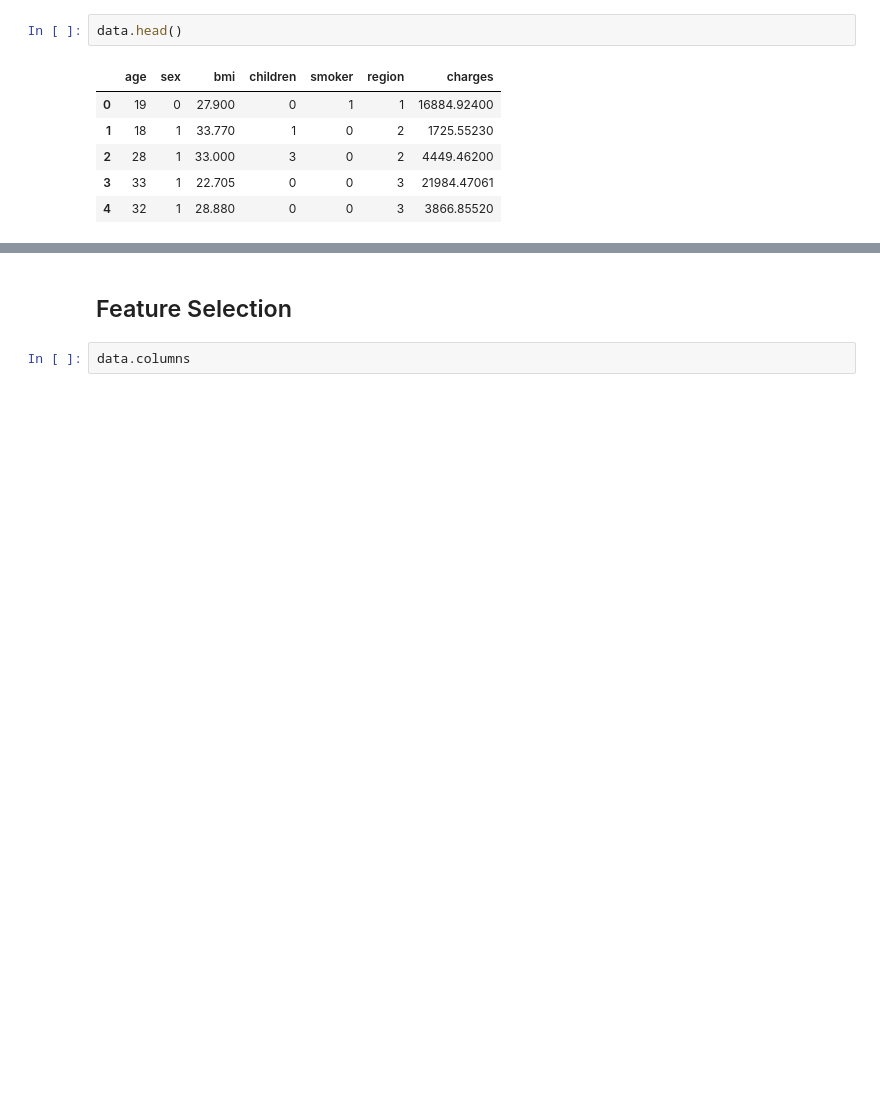
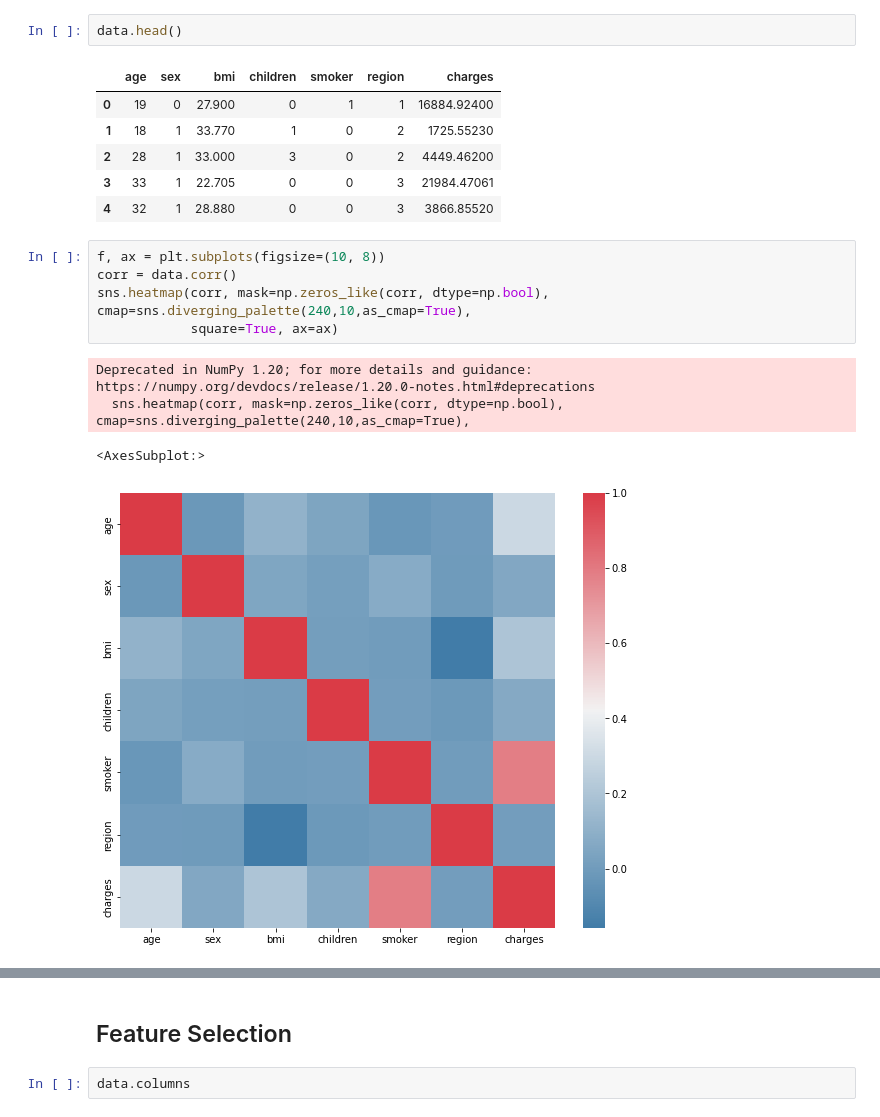
Before and after one commit to Mahesh-IITBHU/2.-Health_Insurance_CostPrediction, a Jupyter notebook: Health_Insurance_Cost_Prediction.ipynb, the cells around one changed output, grey strips where cells are left out. Saved outputs shown, nothing was run; the diff lists cells and outputs as text; blank space fills up the shorter version.

```diff
--- a/Health_Insurance_Cost_Prediction.ipynb
+++ b/Health_Insurance_Cost_Prediction.ipynb
@@ -99,3 +119,13 @@ data.head()
 | 2 | 28 | 1 | 33.000 | 3 | 0 | 2 | 4449.46200 |
 | 3 | 33 | 1 | 22.705 | 0 | 0 | 3 | 21984.47061 |
 | 4 | 32 | 1 | 28.880 | 0 | 0 | 3 | 3866.85520 |
+# %%
+f, ax = plt.subplots(figsize=(10, 8))
+corr = data.corr()
+sns.heatmap(corr, mask=np.zeros_like(corr, dtype=np.bool), cmap=sns.diverging_palette(240,10,as_cmap=True),
+            square=True, ax=ax)
+# %% [output]
+Deprecated in NumPy 1.20; for more details and guidance: https://numpy.org/devdocs/release/1.20.0-notes.html#deprecations
+  sns.heatmap(corr, mask=np.zeros_like(corr, dtype=np.bool), cmap=sns.diverging_palette(240,10,as_cmap=True),
+<AxesSubplot:>
+[figure, added]
```
Also changed, not shown: parts of 14 cells of this notebook, 1 other file.
